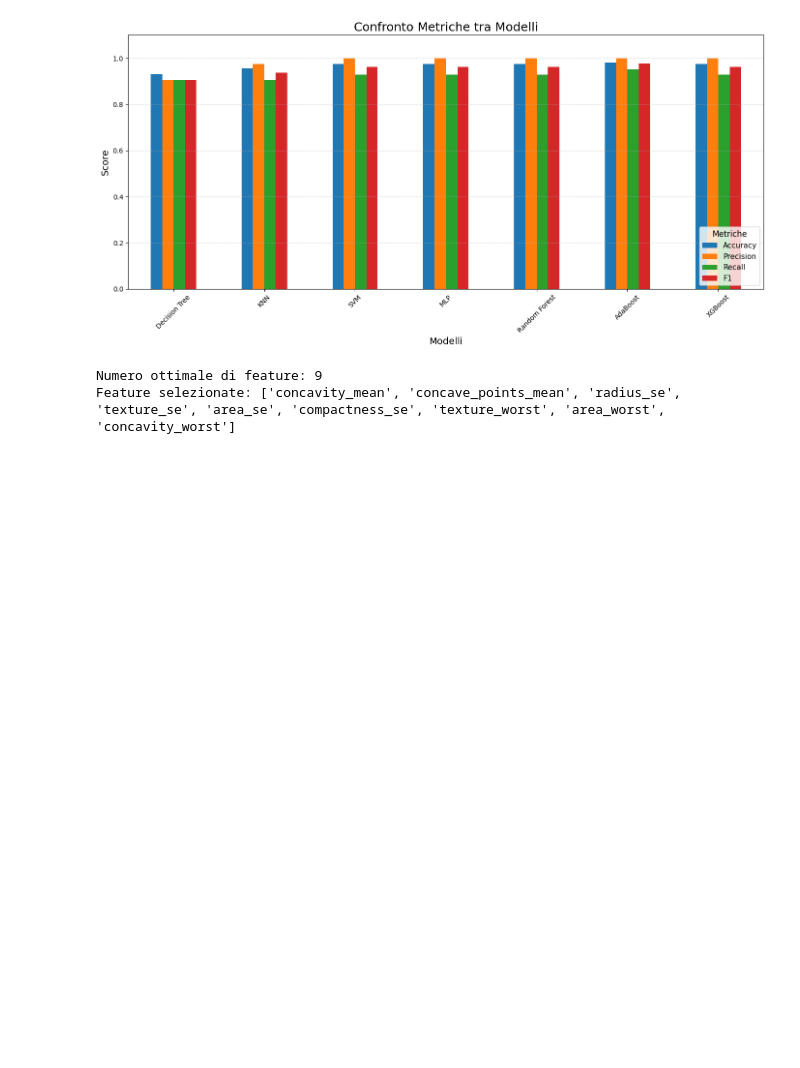
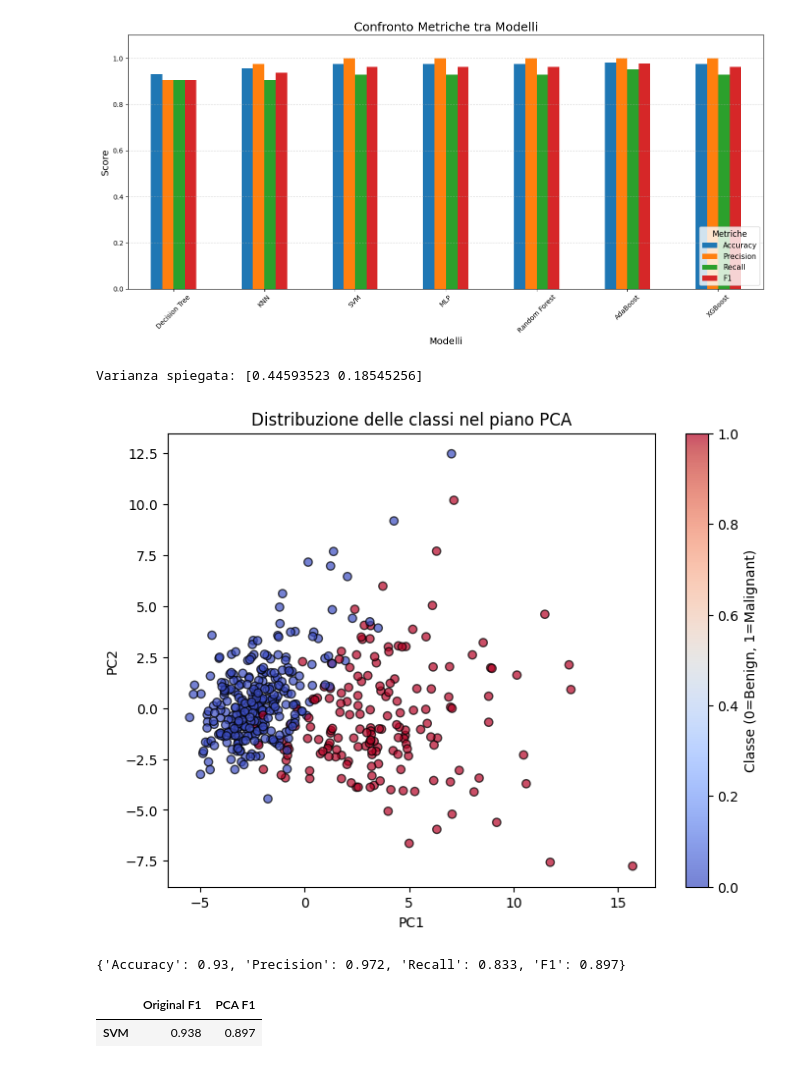
Before and after one commit to Pandanna/Data-Mining-Project, a Jupyter notebook: Cancer_dataset.ipynb, the cells around one changed output. Saved outputs shown, nothing was run; the diff lists cells and outputs as text; code cells hidden in the pictures; blank space fills up the shorter version.

Commit message:
pca a 2 componenti principali

```diff
--- a/Cancer_dataset.ipynb
+++ b/Cancer_dataset.ipynb
@@ -529,31 +529,43 @@ plt.show()
 # %% [output]
 <Figure size 1400x700 with 0 Axes>
 [figure]
-# %%
-from sklearn.feature_selection import RFECV
-from sklearn.svm import SVC
-from sklearn.model_selection import StratifiedKFold
-
-# Estimatore lineare necessario per RFE
-estimator = SVC(kernel="linear", random_state=42)
-
-# StratifiedKFold perché è classificazione
-cv = StratifiedKFold(n_splits=5, shuffle=True, random_state=42)
-
-rfecv = RFECV(
-    estimator=estimator,
-    step=1,
-    cv=cv,
-    scoring="f1",
-    n_jobs=-1
-)
-
-rfecv.fit(X_train_scaled, y_train)
-
-selected_features = X_train.columns[rfecv.support_]
-
-print("Numero ottimale di feature:", rfecv.n_features_)
-print("Feature selezionate:", selected_features.tolist())
-# %% [output]
-Numero ottimale di feature: 9
-Feature selezionate: ['concavity_mean', 'concave_points_mean', 'radius_se', 'texture_se', 'area_se', 'compactness_se', 'texture_worst', 'area_worst', 'concavity_worst']
+# %%
+from sklearn.decomposition import PCA
+
+pca = PCA(n_components=2)
+X_train_pca = pca.fit_transform(X_train_scaled)
+X_test_pca  = pca.transform(X_test_scaled)
+
+print("Varianza spiegata:", pca.explained_variance_ratio_)
+# %% [output]
+Varianza spiegata: [0.44593523 0.18545256]
+# %%
+plt.figure(figsize=(8,6))
+plt.scatter(
+    X_train_pca[:,0], X_train_pca[:,1],
+    c=y_train, cmap="coolwarm", alpha=0.7, edgecolor="k"
+)
+plt.xlabel("PC1")
+plt.ylabel("PC2")
+plt.title("Distribuzione delle classi nel piano PCA")
+plt.colorbar(label="Classe (0=Benign, 1=Malignant)")
+plt.show()
+# %% [output]
+[figure, added]
+# %%
+model_pca = SVC(random_state=42)
+model_pca.fit(X_train_pca, y_train)
+metrics_pca = evaluate_model(model_pca, X_test_pca, y_test, 'binary', 1, False)
+metrics_pca
+# %% [output]
+{'Accuracy': 0.93, 'Precision': 0.972, 'Recall': 0.833, 'F1': 0.897}
+# %%
+df_compare = pd.DataFrame({
+    "Original F1": df_results["F1"]["KNN"],    # o il modello che hai scelto
+    "PCA F1": metrics_pca["F1"]
+}, index=["SVM"])
+
+df_compare
+# %% [output]
+|  | Original F1 | PCA F1 |
+| SVM | 0.938 | 0.897 |
```
